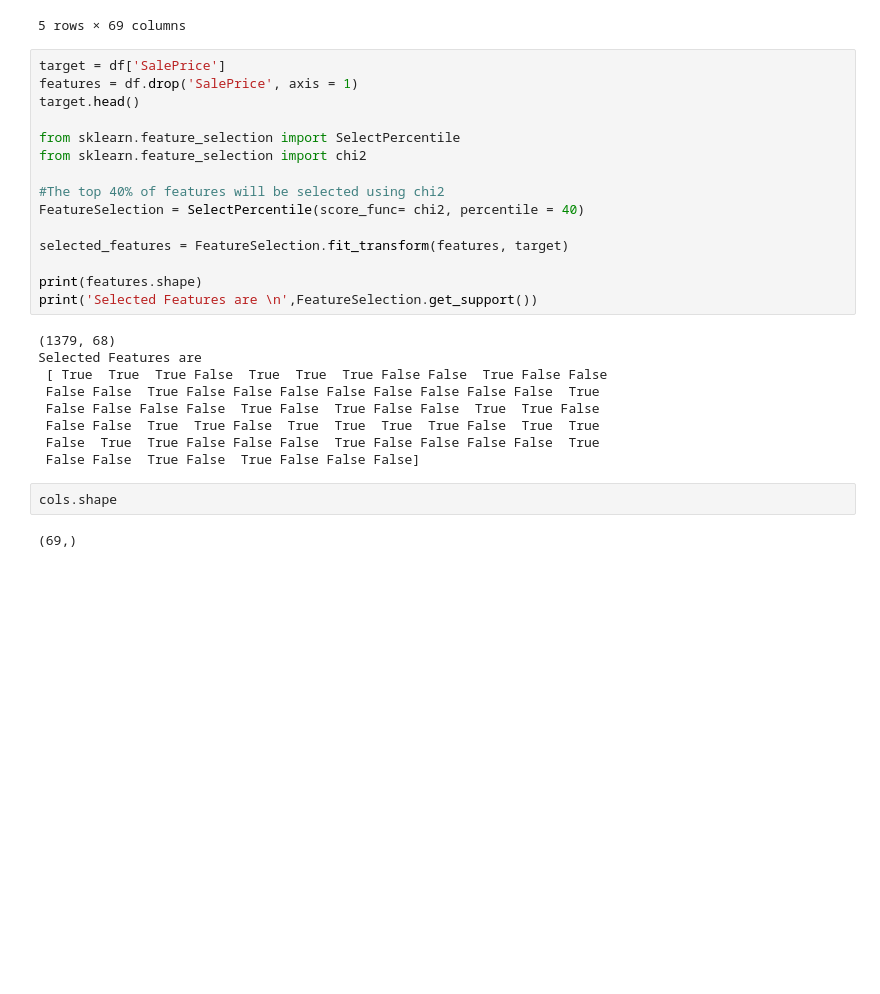
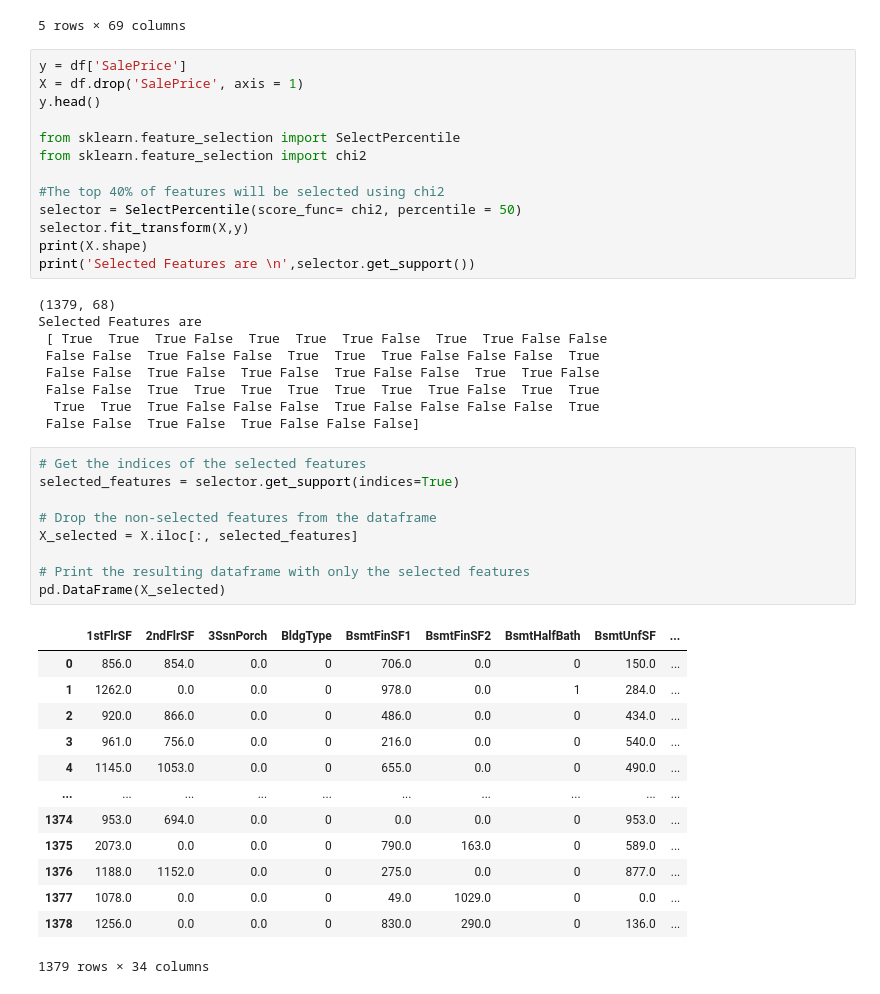
Before and after one commit to yousefmrashad/housing-classification, a Jupyter notebook: mining.ipynb, the cells around one changed output. Drawn from its saved outputs; the diff is of its cells as text; blank space fills up the shorter version.

Commit message:
FeatureSelection.

```diff
--- a/mining.ipynb
+++ b/mining.ipynb
@@ -193,30 +193,47 @@ df.head()
 | 4 | 1145.0 | 1053.0 | 0.0 | 4 | 0 | 655.0 | 0.0 | 1 | ... |
 5 rows × 69 columns
 # %%
-target = df['SalePrice']
-features = df.drop('SalePrice', axis = 1)
-target.head()
+y = df['SalePrice']
+X = df.drop('SalePrice', axis = 1)
+y.head()
 
 from sklearn.feature_selection import SelectPercentile
 from sklearn.feature_selection import chi2
 
 #The top 40% of features will be selected using chi2
-FeatureSelection = SelectPercentile(score_func= chi2, percentile = 40)
-
-selected_features = FeatureSelection.fit_transform(features, target)
-
-print(features.shape)
-print('Selected Features are \n',FeatureSelection.get_support())
+selector = SelectPercentile(score_func= chi2, percentile = 50)
+selector.fit_transform(X,y)
+print(X.shape)
+print('Selected Features are \n',selector.get_support())
 # %% [output]
 (1379, 68)
 Selected Features are
- [ True  True  True False  True  True  True False False  True False False
- False False  True False False False False False False False False  True
- False False False False  True False  True False False  True  True False
- False False  True  True False  True  True  True  True False  True  True
- False  True  True False False False  True False False False False  True
+ [ True  True  True False  True  True  True False  True  True False False
+ False False  True False False  True  True  True False False False  True
+ False False  True False  True False  True False False  True  True False
+ False False  True  True  True  True  True  True  True False  True  True
+  True  True  True False False False  True False False False False  True
  False False  True False  True False False False]
-# %%
-cols.shape
-# %% [output]
-(69,)
+# %%
+# Get the indices of the selected features
+selected_features = selector.get_support(indices=True)
+
+# Drop the non-selected features from the dataframe
+X_selected = X.iloc[:, selected_features]
+
+# Print the resulting dataframe with only the selected features
+pd.DataFrame(X_selected)
+# %% [output]
+|  | 1stFlrSF | 2ndFlrSF | 3SsnPorch | BldgType | BsmtFinSF1 | BsmtFinSF2 | BsmtHalfBath | BsmtUnfSF | ... |
+| 0 | 856.0 | 854.0 | 0.0 | 0 | 706.0 | 0.0 | 0 | 150.0 | ... |
+| 1 | 1262.0 | 0.0 | 0.0 | 0 | 978.0 | 0.0 | 1 | 284.0 | ... |
+| 2 | 920.0 | 866.0 | 0.0 | 0 | 486.0 | 0.0 | 0 | 434.0 | ... |
+| 3 | 961.0 | 756.0 | 0.0 | 0 | 216.0 | 0.0 | 0 | 540.0 | ... |
+| 4 | 1145.0 | 1053.0 | 0.0 | 0 | 655.0 | 0.0 | 0 | 490.0 | ... |
+| ... | ... | ... | ... | ... | ... | ... | ... | ... | ... |
+| 1374 | 953.0 | 694.0 | 0.0 | 0 | 0.0 | 0.0 | 0 | 953.0 | ... |
+| 1375 | 2073.0 | 0.0 | 0.0 | 0 | 790.0 | 163.0 | 0 | 589.0 | ... |
+| 1376 | 1188.0 | 1152.0 | 0.0 | 0 | 275.0 | 0.0 | 0 | 877.0 | ... |
+| 1377 | 1078.0 | 0.0 | 0.0 | 0 | 49.0 | 1029.0 | 0 | 0.0 | ... |
+| 1378 | 1256.0 | 0.0 | 0.0 | 0 | 830.0 | 290.0 | 0 | 136.0 | ... |
+1379 rows × 34 columns
```
